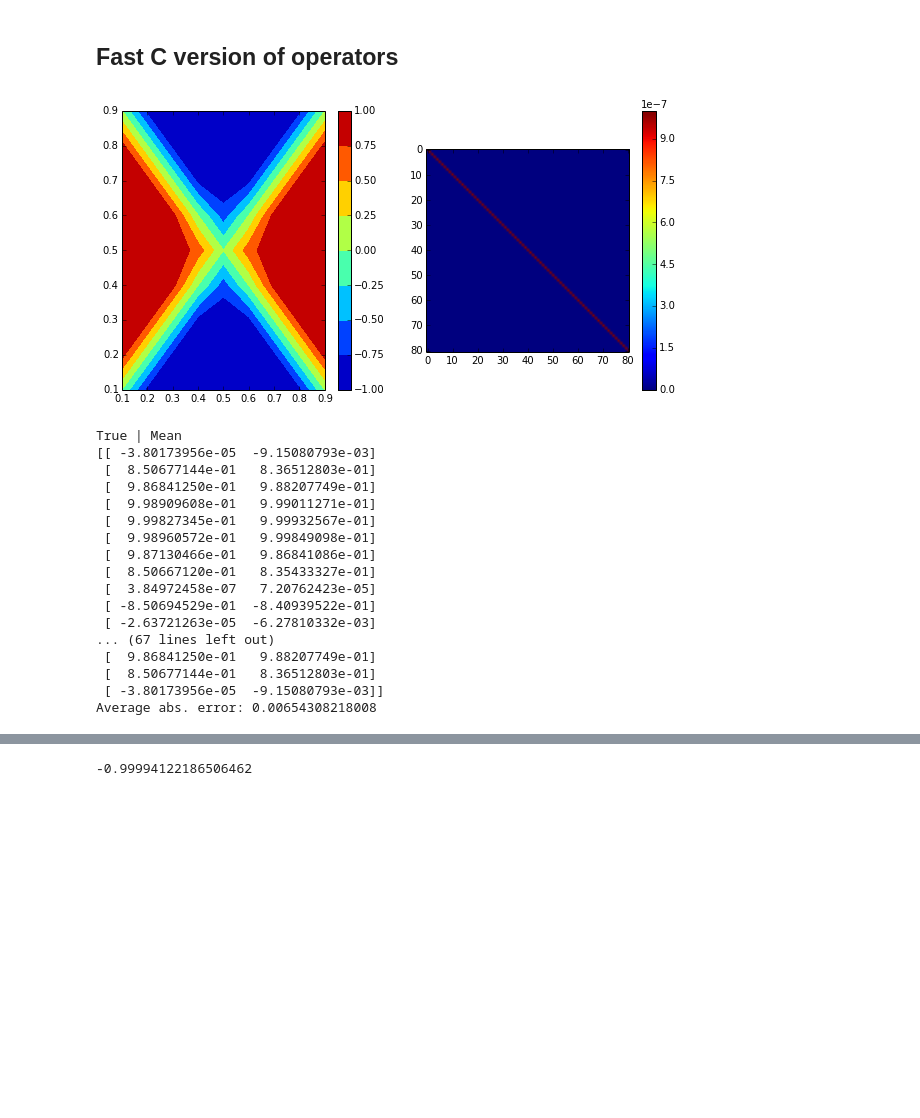
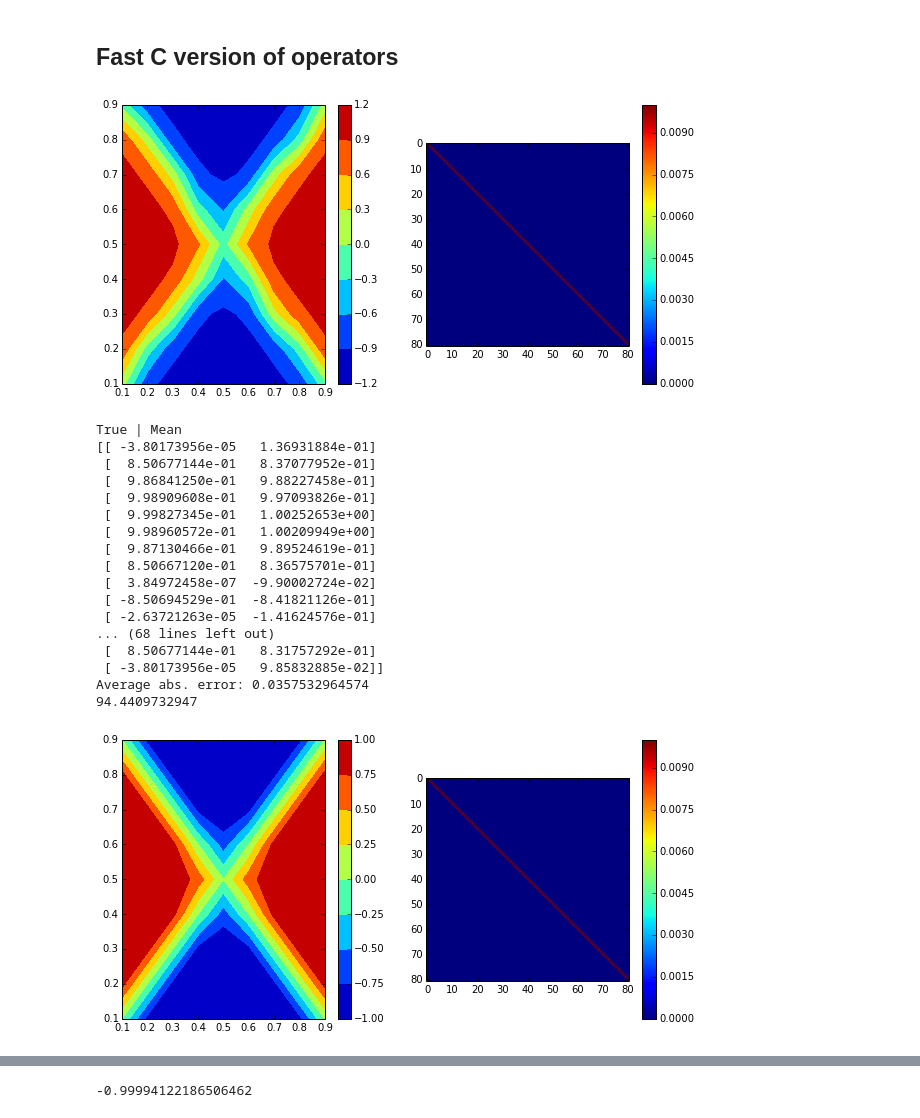
Before and after one commit to jcockayne/bayesian_pdes, a Jupyter notebook: notebooks/Allen-Cahn.ipynb, the cells around one changed output, grey strips where cells are left out. Saved outputs shown, nothing was run; the diff lists cells and outputs as text; code cells hidden in the pictures; blank space fills up the shorter version.

```diff
--- a/notebooks/Allen-Cahn.ipynb
+++ b/notebooks/Allen-Cahn.ipynb
@@ -220,7 +223,7 @@ def find_solutions(delta, mesh_points, initial_guesses=None, max_solutions=3, st
     natol = 1.0e-8
 
     for i in xrange(max_solutions):
-        if initial_guesses is not None:
+        if initial_guesses is not None and len(initial_guesses) > i:
             u.assign(initial_guesses[i])
         dolfin.PETScOptions.set("snes_atol", natol)
         try:
@@ -262,0 +287,17 @@ KeyboardInterrupt:
+# %%
+import pandas as pd
+for delta, solutions in found_solutions.iteritems():
+    out = pd.DataFrame()
+    coords = solutions[0].function_space().mesh().coordinates()
+    x = coords[:,0]
+    y = coords[:,1]
+    out['x'] = x
+    out['y'] = y
+
+    for ix, solution in enumerate(solutions):
+        coords = solution.function_space().mesh().coordinates()
+        assert (out.x == coords[:,0]).all()
+        assert (out.y == coords[:,1]).all()
+        out['Solution_{}'.format(ix)] = solution.vector().array()
+    out.to_csv('/usr/data/delta={}.csv'.format(delta), index=False)
+s = initial[0]
@@ -281,3 +334,13 @@ true_obs = (collocate_interior, true_solution_values)
+# %%
+# use one solution (the first one)
+#true_solution_values = np.vectorize(true_solutions[0])(collocate_interior[:,0], collocate_interior[:,1])
+# mix things up
+solution_ix = np.random.choice(len(true_solutions), len(collocate_interior))
+true_solution_values = [
+    true_solutions[solution_ix[i]](collocate_interior[i,0], collocate_interior[i,1])
+    for i in range(len(collocate_interior))
+                       ]
+true_obs = (collocate_interior, true_solution_values)
 # %% [markdown]
 A sensible range looks like $\delta \in [0.035, 0.1]$. It looks (however) as though while it becomes difficult to find solutions after this point, the three-solution regime is not broken until closer to $\delta=0.2$
 # %%
@@ -489,28 +552,33 @@ def log_p_pn(true_obs, posterior, sigma, debug=False, plot=False):
 # %%
 delta = 0.04
 solutions = find_solutions(delta, 25, max_solutions=3, stop_on_divergence=False, plot_solutions=False)
 z = compute_latent(collocate_interior, delta, solutions)
 
 ops, ops_bar, ops_cache = ops_allen_cahn(delta)
 
-posterior = collocate_latent(z[:,2], delta, ops, ops_bar, operator_cache=ops_cache)
-log_p_pn(true_obs, posterior, 1e-3, debug=True, plot=True)
+z_star = np.random.normal(z[:,2], 0.1)
+z_true = z[:,2]
+posterior = collocate_latent(z_star, delta, ops, ops_bar, operator_cache=ops_cache)
+posterior_true = collocate_latent(z_true, delta, ops, ops_bar, operator_cache=ops_cache)
+print log_p_pn(true_obs, posterior, 0.1, debug=True, plot=True)
+print log_p_pn(true_obs, posterior_true, 0.1, debug=True, plot=True)
 # %% [output]
-[figure, old version]
+[figure, new version]
 True | Mean
-[[ -3.80173956e-05  -9.15080793e-03]
- [  8.50677144e-01   8.36512803e-01]
- [  9.86841250e-01   9.88207749e-01]
- [  9.98909608e-01   9.99011271e-01]
- [  9.99827345e-01   9.99932567e-01]
- [  9.98960572e-01   9.99849098e-01]
- [  9.87130466e-01   9.86841086e-01]
- [  8.50667120e-01   8.35433327e-01]
- [  3.84972458e-07   7.20762423e-05]
- [ -8.50694529e-01  -8.40939522e-01]
- [ -2.63721263e-05  -6.27810332e-03]
-... (67 lines left out)
- [  9.86841250e-01   9.88207749e-01]
- [  8.50677144e-01   8.36512803e-01]
- [ -3.80173956e-05  -9.15080793e-03]]
-Average abs. error: 0.00654308218008
+[[ -3.80173956e-05   1.36931884e-01]
+ [  8.50677144e-01   8.37077952e-01]
+ [  9.86841250e-01   9.88227458e-01]
+ [  9.98909608e-01   9.97093826e-01]
+ [  9.99827345e-01   1.00252653e+00]
+ [  9.98960572e-01   1.00209949e+00]
+ [  9.87130466e-01   9.89524619e-01]
+ [  8.50667120e-01   8.36575701e-01]
+ [  3.84972458e-07  -9.90002724e-02]
+ [ -8.50694529e-01  -8.41821126e-01]
+ [ -2.63721263e-05  -1.41624576e-01]
+... (68 lines left out)
+ [  8.50677144e-01   8.31757292e-01]
+ [ -3.80173956e-05   9.85832885e-02]]
+Average abs. error: 0.0357532964574
+94.4409732947
+[figure, added]
```
Also changed, not shown: parts of 13 cells of this notebook, 9 other files.
